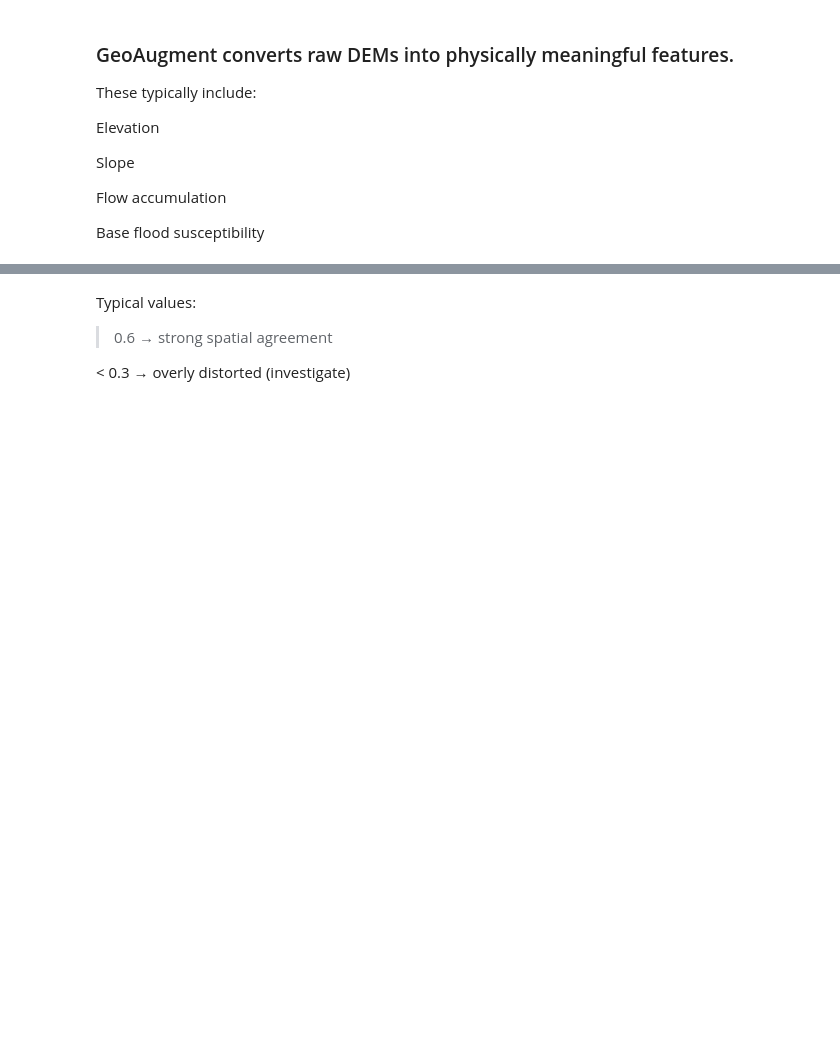
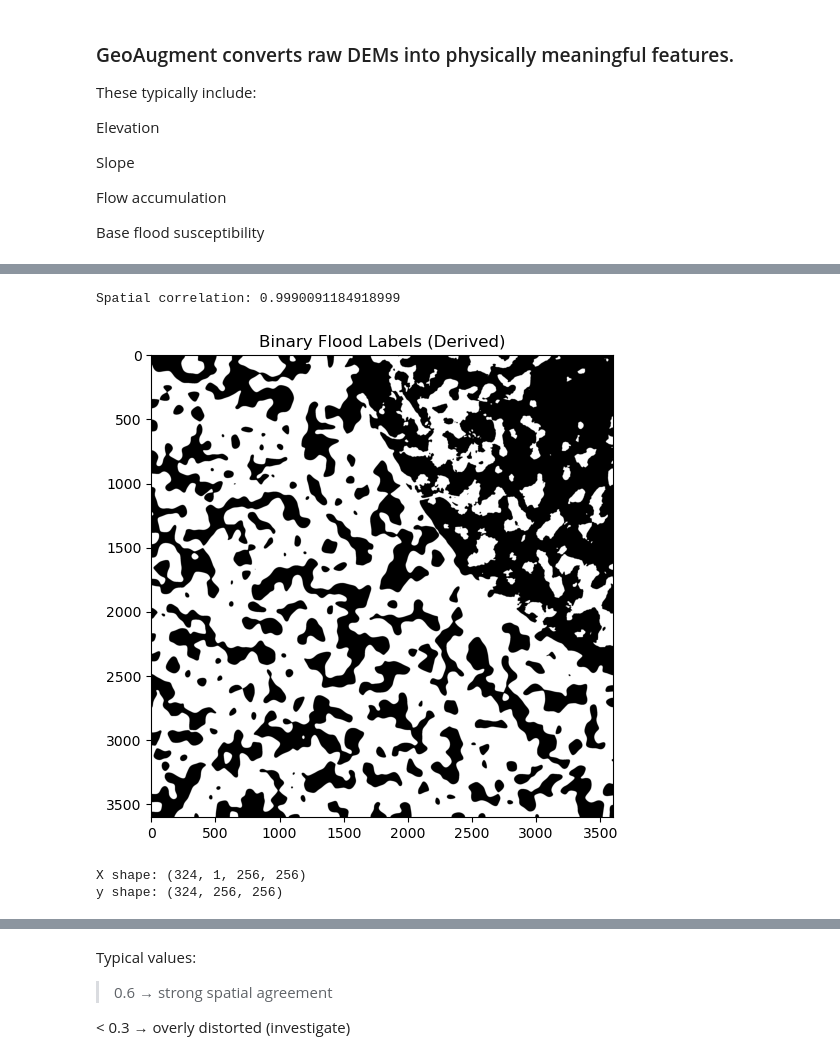
Before and after one commit to 93Chidiebere/GeoAugment-Algorithm, a Jupyter notebook: NigeriaDEM.ipynb, the cells around one changed output, grey strips where cells are left out. Cells and saved outputs as stored; diff of their text form; code cells hidden in the pictures; blank space fills up the shorter version.

```diff
--- a/NigeriaDEM.ipynb
+++ b/NigeriaDEM.ipynb
@@ -181,0 +172,6 @@ plt.show()
+# %%
+# Spatial Correlation
+corr = spatial_correlation(risk)
+print("Spatial correlation:", corr)
+# %% [output]
+Spatial correlation: 0.9990091184918999
@@ -182,11 +182,30 @@ plt.show()
+# %%
+# Binary labels
+binary_labels = apply_percentile_threshold(
+    risk,
+    percentile=90,
+)
+
+plt.figure(figsize=(6, 6))
+plt.imshow(binary_labels, cmap="gray")
+plt.title("Binary Flood Labels (Derived)")
+plt.show()
+# %% [output]
+[figure, added]
 # %%
 # Tile Dataset for ML / DL Training
+# Example: stack risk as a single-channel feature
+features = np.expand_dims(risk, axis=0)
 
 X, y = tile_raster(
-    features,
-    binary_labels,
+    features=features,
+    labels=binary_labels,
     tile_size=256,
-    overlap=64
+    overlap=64,
 )
 
-X.shape, y.shape
+print("X shape:", X.shape)
+print("y shape:", y.shape)
+# %% [output]
+X shape: (324, 1, 256, 256)
+y shape: (324, 256, 256)
```
Also changed, not shown: parts of 21 cells of this notebook.
